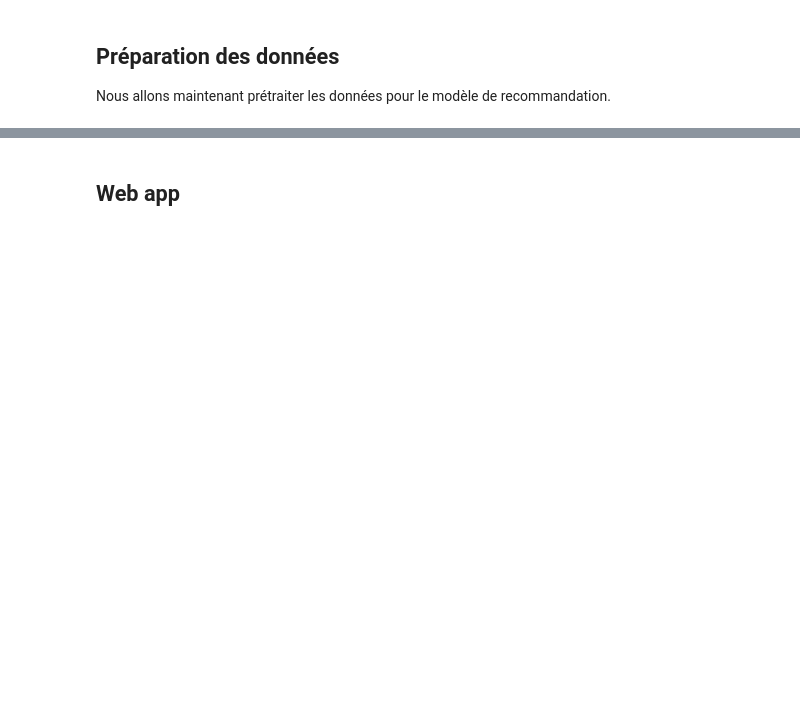
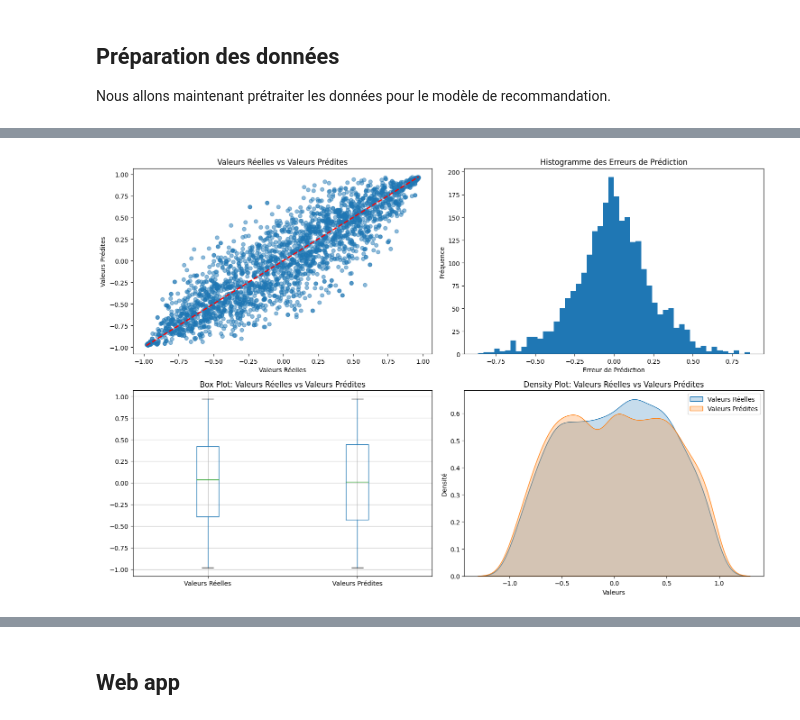
Before and after one commit to emiled107/09_Realiser_une_application_de_recommandation_de_contenu, a Jupyter notebook: notebooks/09_Realiser_une_application_de_recommandation_de_contenu.ipynb, the cells around one changed output, grey strips where cells are left out. Drawn from its saved outputs; the diff is of its cells as text; code cells hidden in the pictures; blank space fills up the shorter version.

```diff
--- a/notebooks/09_Realiser_une_application_de_recommandation_de_contenu.ipynb
+++ b/notebooks/09_Realiser_une_application_de_recommandation_de_contenu.ipynb
@@ -756,0 +903,11 @@ SystemExit: 1
+# %%
+# Supprimer les doublons et les valeurs manquantes
+clicks_sample_df.drop_duplicates(inplace=True)
+clicks_sample_df.dropna(inplace=True)
+
+articles_metadata_df.drop_duplicates(inplace=True)
+articles_metadata_df.dropna(inplace=True)
+
+# Afficher les dimensions des DataFrames après nettoyage
+print(f'Clicks Sample DataFrame shape after cleaning: {clicks_sample_df.shape}')
+print(f'Articles Metadata DataFrame shape after cleaning: {articles_metadata_df.shape}')
@@ -756,0 +1015,87 @@ SystemExit: 1
+# %%
+from annoy import AnnoyIndex
+import numpy as np
+import pandas as pd
+from sklearn.metrics import mean_squared_error, mean_absolute_error, r2_score
+from scipy.stats import pearsonr
+import matplotlib.pyplot as plt
+import seaborn as sns  # Importez seaborn pour les visualisations de densité
+
+# Configuration initiale des embeddings et de l'index Annoy
+embeddings_matrix = np.array(articles_embeddings)  # Vérifiez que articles_embeddings est défini correctement
+embedding_dim = embeddings_matrix.shape[1]
+index_path = '../data/annoy_index.ann'
+
+# Charger l'index Annoy
+annoy_index = AnnoyIndex(embedding_dim, 'angular')
+annoy_index.load(index_path)
+
+# Sélection et traitement des utilisateurs et des clics
+np.random.seed(42)
+sample_user_ids = np.random.choice(clicks_sample_df['user_id'].unique(), size=5, replace=False)
+sample_clicks = clicks_sample_df[clicks_sample_df['user_id'].isin(sample_user_ids)]
+
+# Extraction et prédiction des embeddings
+true_values = embeddings_matrix[sample_clicks['click_article_id'].values]
+predicted_indices = [recommend_articles_annoy(idx, 1)[0] for idx in sample_clicks['click_article_id']]
+predicted_values = embeddings_matrix[predicted_indices]
+
+# Calcul des métriques de performance
+rmse = np.sqrt(mean_squared_error(true_values, predicted_values))
+mae = mean_absolute_error(true_values, predicted_values)
+r2 = r2_score(true_values, predicted_values)
+correlation, _ = pearsonr(true_values.flatten(), predicted_values.flatten())
+
+# Affichage des métriques
+print(f'RMSE: {rmse:.4f}')
+print(f'MAE: {mae:.4f}')
+print(f'R2 Score: {r2:.4f}')
+print(f'Correlation: {correlation:.4f}')
+
+# Création d'un DataFrame pour une analyse plus facile
+results_df = pd.DataFrame({
+    'Valeurs Réelles': true_values.flatten(),
+    'Valeurs Prédites': predicted_values.flatten()
+})
+
+# Analyse statistique
+stats = results_df.describe()
+print("\nAnalyse Statistique:")
+print(stats)
+
+# Visualisations
+plt.figure(figsize=(15, 10))
+
+# Scatter plot des valeurs réelles vs prédites
+plt.subplot(2, 2, 1)
+plt.scatter(results_df['Valeurs Réelles'], results_df['Valeurs Prédites'], alpha=0.5)
+plt.plot([results_df['Valeurs Réelles'].min(), results_df['Valeurs Réelles'].max()], [results_df['Valeurs Réelles'].min(), results_df['Valeurs Réelles'].max()], 'r--', lw=2)
+plt.xlabel('Valeurs Réelles')
+plt.ylabel('Valeurs Prédites')
+plt.title('Valeurs Réelles vs Valeurs Prédites')
+
+# Histogramme des erreurs
+plt.subplot(2, 2, 2)
+errors = results_df['Valeurs Prédites'] - results_df['Valeurs Réelles']
+plt.hist(errors, bins=50)
+plt.xlabel('Erreur de Prédiction')
+plt.ylabel('Fréquence')
+plt.title('Histogramme des Erreurs de Prédiction')
+
+# Box plot des valeurs réelles et prédites
+plt.subplot(2, 2, 3)
+results_df.boxplot(column=['Valeurs Réelles', 'Valeurs Prédites'])
+plt.title('Box Plot: Valeurs Réelles vs Valeurs Prédites')
+
+# Density plot des valeurs réelles et prédites
+plt.subplot(2, 2, 4)
+sns.kdeplot(data=results_df['Valeurs Réelles'], fill=True, label='Valeurs Réelles')
+sns.kdeplot(data=results_df['Valeurs Prédites'], fill=True, label='Valeurs Prédites')
+plt.xlabel('Valeurs')
+plt.ylabel('Densité')
+plt.title('Density Plot: Valeurs Réelles vs Valeurs Prédites')
+plt.legend()
+
+plt.tight_layout()
+plt.show()
+# %% [output]
@@ -756,0 +1117 @@ SystemExit: 1
+[figure, added]
```
Also changed, not shown: parts of 65 cells of this notebook, 11 other files.
